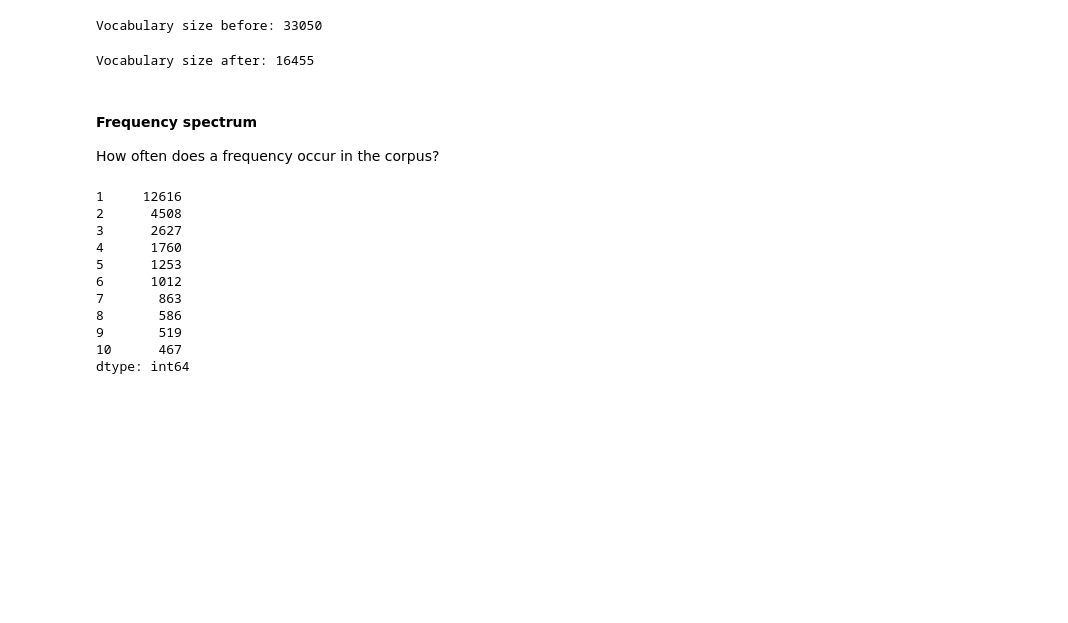
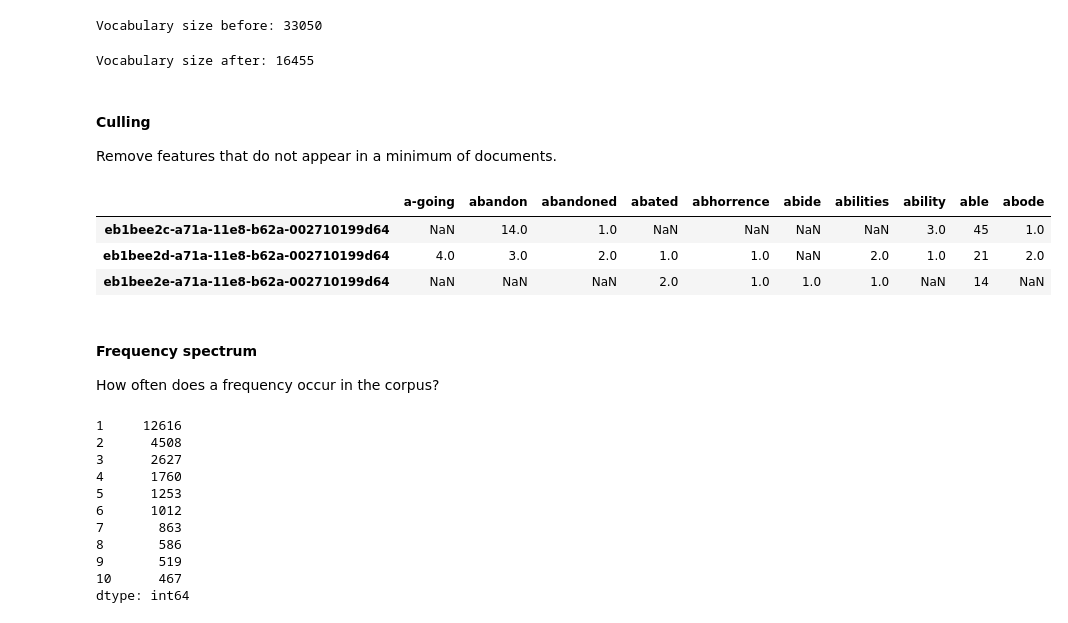
Before and after one commit to cophi-wue/cophi-toolbox, a Jupyter notebook: notebooks/API.ipynb, the cells around one changed output. Saved outputs shown, nothing was run; the diff lists cells and outputs as text; code cells hidden in the pictures; blank space fills up the shorter version.

```diff
--- a/notebooks/API.ipynb
+++ b/notebooks/API.ipynb
@@ -273,6 +273,19 @@ dtm = corpus.drop(dtm=corpus.dtm,
 print("Vocabulary size after: {}".format(dtm.shape[1]))
 # %% [output]
 Vocabulary size after: 16455
+# %% [markdown]
+#### Culling
+Remove features that do not appear in a minimum of documents.
+# %%
+culled = corpus.cull(dtm=corpus.dtm,
+                     threshold=5,  # must appear in at least 5 documents
+                     keepna=True)
+culled.iloc[:3,:10]
+# %% [output]
+|  | a-going | abandon | abandoned | abated | abhorrence | abide | abilities | ability | able | abode |
+| eb1bee2c-a71a-11e8-b62a-002710199d64 | NaN | 14.0 | 1.0 | NaN | NaN | NaN | NaN | 3.0 | 45 | 1.0 |
+| eb1bee2d-a71a-11e8-b62a-002710199d64 | 4.0 | 3.0 | 2.0 | 1.0 | 1.0 | NaN | 2.0 | 1.0 | 21 | 2.0 |
+| eb1bee2e-a71a-11e8-b62a-002710199d64 | NaN | NaN | NaN | 2.0 | 1.0 | 1.0 | 1.0 | NaN | 14 | NaN |
 # %% [markdown]
 #### Frequency spectrum
 
```
Also changed, not shown: parts of 9 cells of this notebook, 1 other file.
